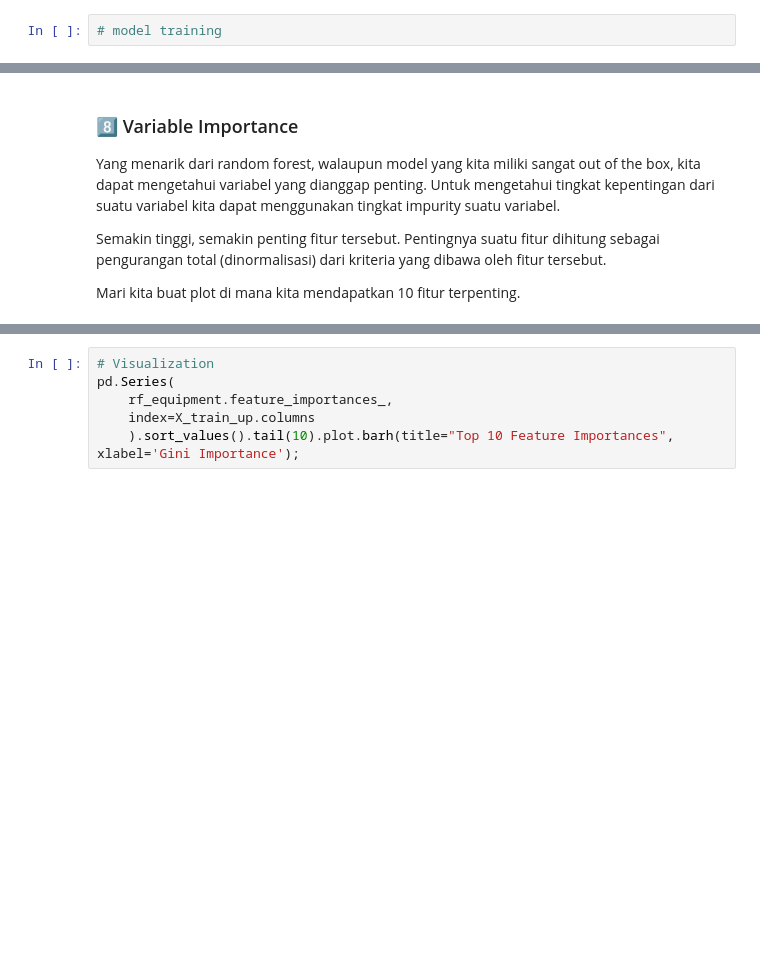
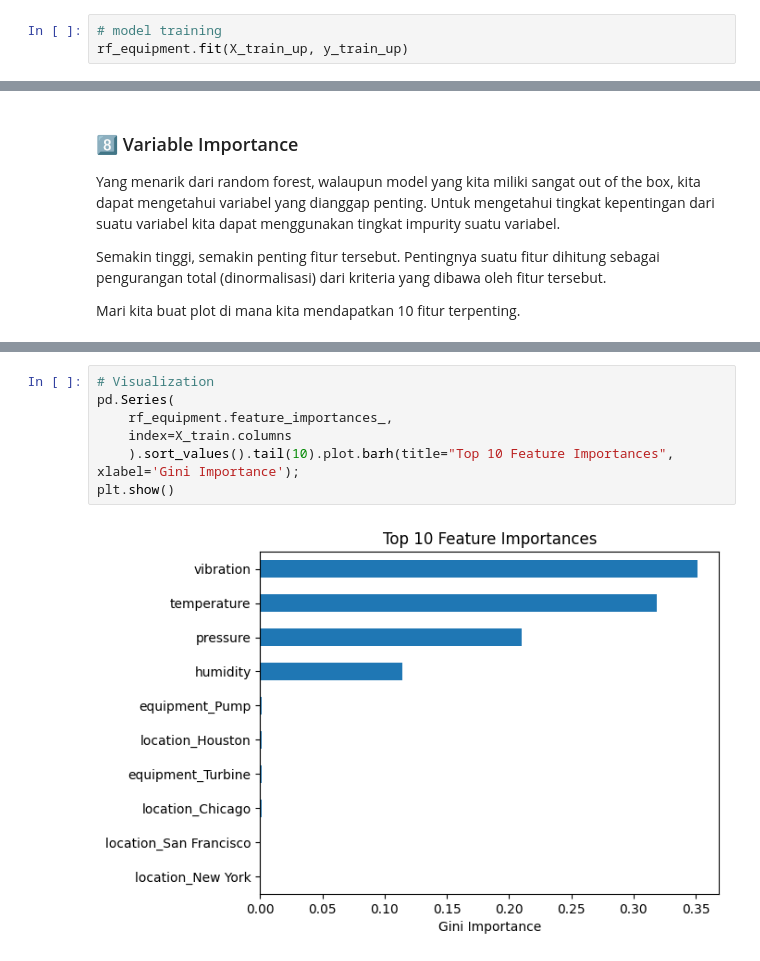
Before and after one commit to mhaniffajari/Data-Science-Project, a Jupyter notebook: Algoritma Training/5_cm-main/5_cm-main/inclass-cm.ipynb, the cells around one changed output, grey strips where cells are left out. Saved outputs shown, nothing was run; the diff lists cells and outputs as text; blank space fills up the shorter version.

```diff
--- a/Algoritma Training/5_cm-main/5_cm-main/inclass-cm.ipynb
+++ b/Algoritma Training/5_cm-main/5_cm-main/inclass-cm.ipynb
@@ -928,3 +927,4 @@ rf_equipment = RandomForestClassifier(random_state=100,
                                    min_samples_leaf=5)
 # %%
 # model training
+rf_equipment.fit(X_train_up, y_train_up)
@@ -975,6 +1010,9 @@ Mari kita buat plot di mana kita mendapatkan 10 fitur terpenting.
 # %%
 # Visualization
 pd.Series(
     rf_equipment.feature_importances_,
-    index=X_train_up.columns
+    index=X_train.columns
     ).sort_values().tail(10).plot.barh(title="Top 10 Feature Importances", xlabel='Gini Importance');
+plt.show()
+# %% [output]
+[figure, added]
```
Also changed, not shown: parts of 9 cells of this notebook, 38 other files.
